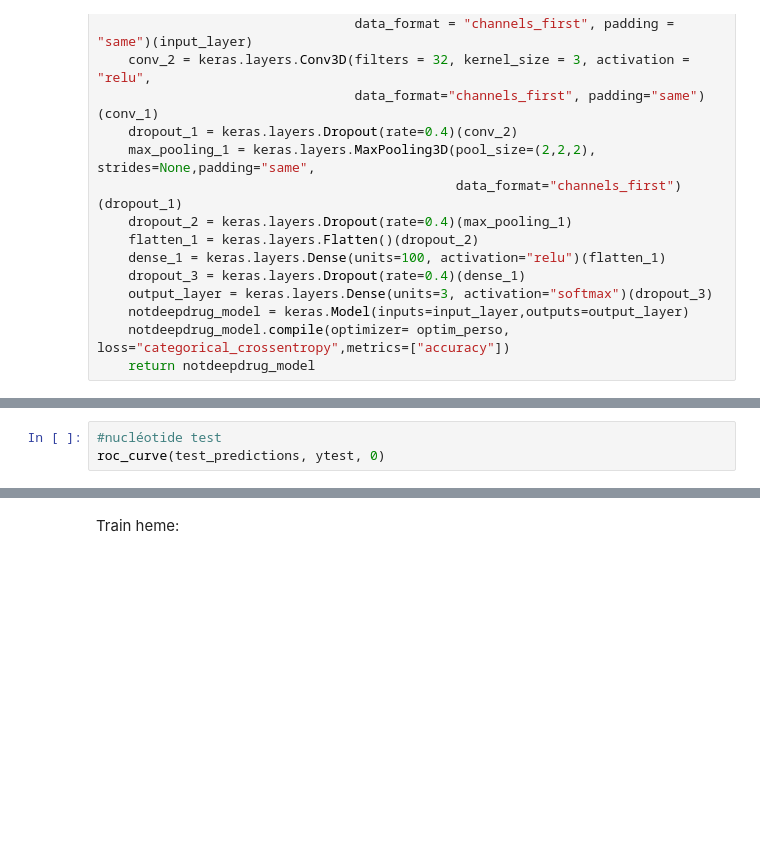
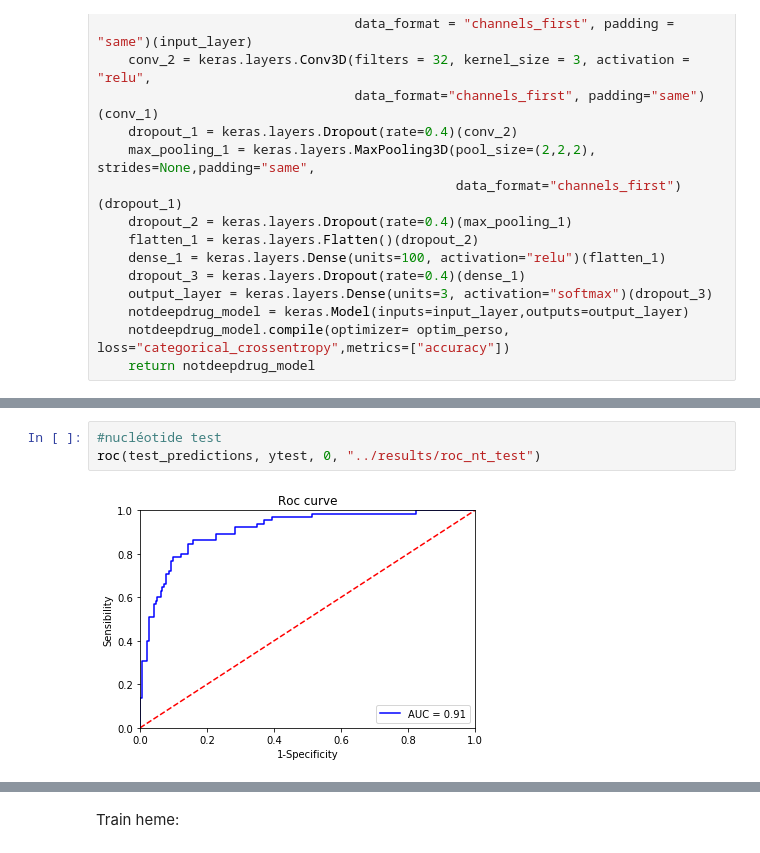
Before and after one commit to AnthonyJaquaniello/Projet_long_DL, a Jupyter notebook: src/new_convnet.ipynb, the cells around one changed output, grey strips where cells are left out. Drawn from its saved outputs; the diff is of its cells as text; blank space fills up the shorter version.

```diff
--- a/src/new_convnet.ipynb
+++ b/src/new_convnet.ipynb
@@ -184,5 +189,7 @@ roc_curve(train_predictions, ytrain, 1)
 # %%
 #nucléotide test
-roc_curve(test_predictions, ytest, 0)
+roc(test_predictions, ytest, 0, "../results/roc_nt_test")
+# %% [output]
+[figure, added]
 # %%
 #hèmes test
```
Also changed, not shown: parts of 13 cells of this notebook.
